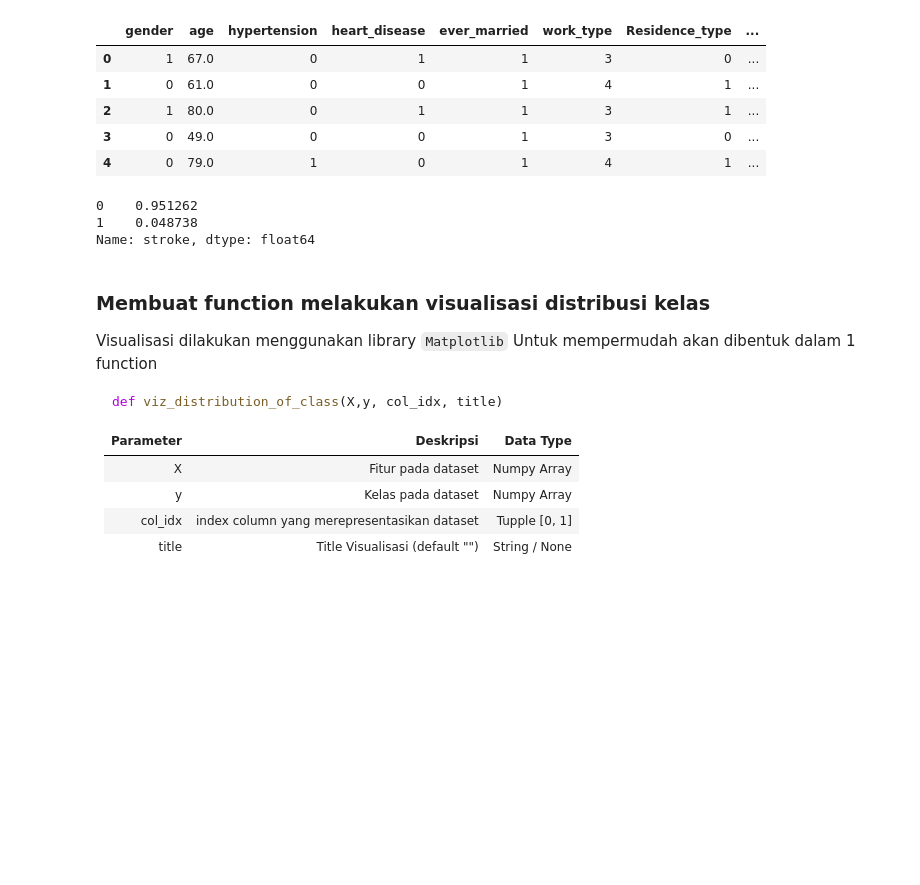
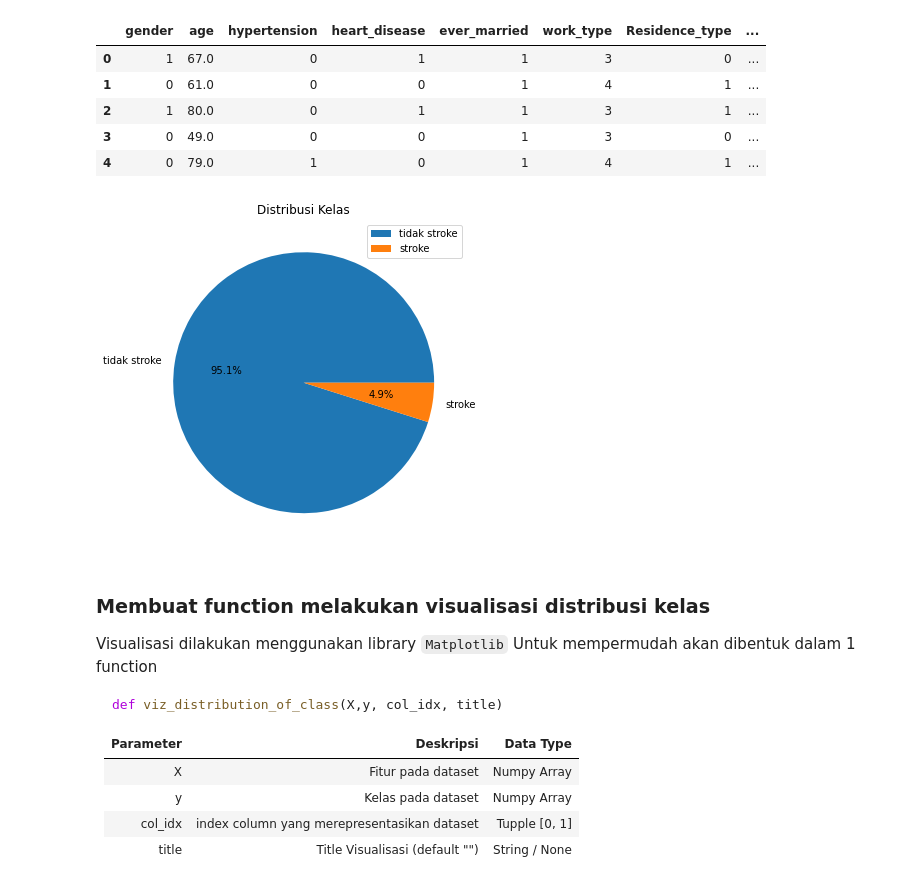
Before and after one commit to fathrahh/skripsi, a Jupyter notebook: optimazing-knn.ipynb, the cells around one changed output. Cells and saved outputs as stored; diff of their text form; code cells hidden in the pictures; blank space fills up the shorter version.

Commit message:
belajar visualisasi

```diff
--- a/optimazing-knn.ipynb
+++ b/optimazing-knn.ipynb
@@ -219,12 +219,17 @@ df.head()
 | 2 | 1 | 80.0 | 0 | 1 | 1 | 3 | 1 | ... |
 | 3 | 0 | 49.0 | 0 | 0 | 1 | 3 | 0 | ... |
 | 4 | 0 | 79.0 | 1 | 0 | 1 | 4 | 1 | ... |
-# %%
-print(df['stroke'].value_counts() / len(df))
-# %% [output]
-0    0.951262
-1    0.048738
-Name: stroke, dtype: float64
+# %%
+stroke_value_count = df['stroke'].value_counts()
+replace_index = ["tidak stroke" if i == 0 else "stroke" for i in stroke_value_count.index]
+
+plt.figure(figsize=(6, 6))
+plt.pie(stroke_value_count.values,labels=replace_index, autopct='%1.1f%%')
+plt.title('Distribusi Kelas')
+plt.legend()
+plt.show()
+# %% [output]
+[figure, added]
 # %%
 X = df.iloc[:, :-1].values
 y = df.iloc[:, 10].values
```
Also changed, not shown: parts of 1 cell of this notebook.
